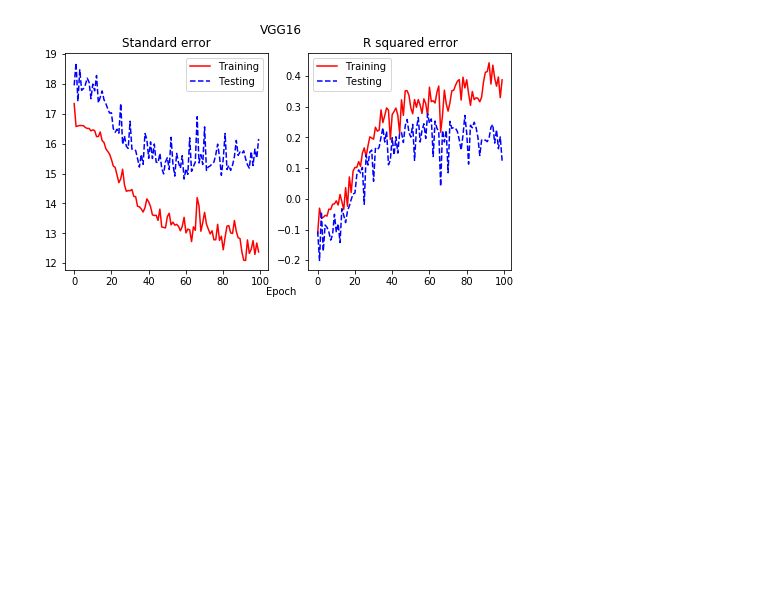
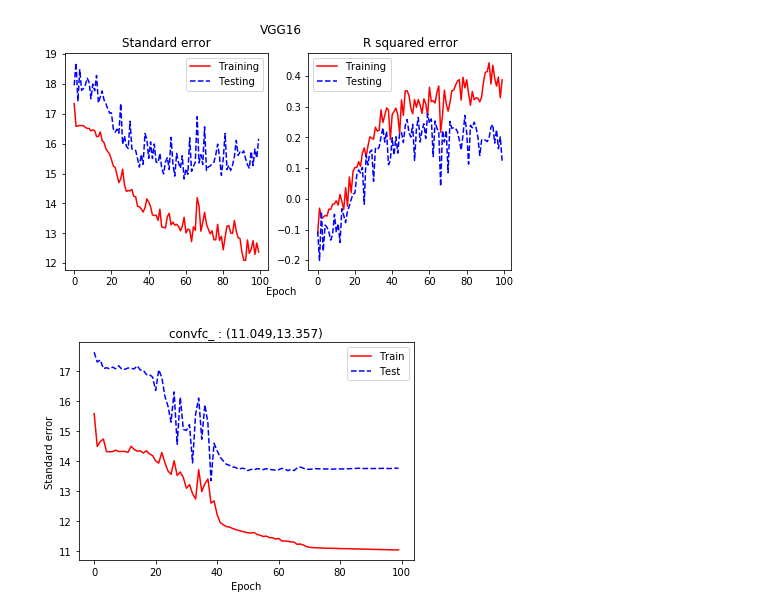
Before and after one commit to hundredball/Math24, a Jupyter notebook: Ginny_ERSP/VGG16_regression.ipynb, the cells around one changed output. Drawn from its saved outputs; the diff is of its cells as text; code cells hidden in the pictures; blank space fills up the shorter version.

```diff
--- a/Ginny_ERSP/VGG16_regression.ipynb
+++ b/Ginny_ERSP/VGG16_regression.ipynb
@@ -231,3 +231,20 @@ print('R squared: (%f, %f)'%(dict_error['train_r2'][-1], dict_error['test_r2'][-
 Standard error: (12.380698, 16.156709)
 R squared: (0.387423, 0.122973)
 [figure]
+# %%
+model_name = 'convfc_'
+
+# Load error data
+with open('./results/%s.data'%(model_name), 'rb') as fp:
+    dict_error = pickle.load(fp)
+
+epoch = list(range(len(dict_error['train'])))
+plt.plot(epoch, dict_error['train'], 'r-', epoch, dict_error['test'], 'b--')
+plt.xlabel('Epoch')
+plt.ylabel('Standard error')
+plt.title('%s : (%.3f,%.3f)'%(model_name, min(dict_error['train']), min(dict_error['test'])))
+plt.legend(('Train', 'Test'))
+
+plt.savefig('./results/%s.png'%(model_name))
+# %% [output]
+[figure, added]
```
Also changed, not shown: 6 other files.
